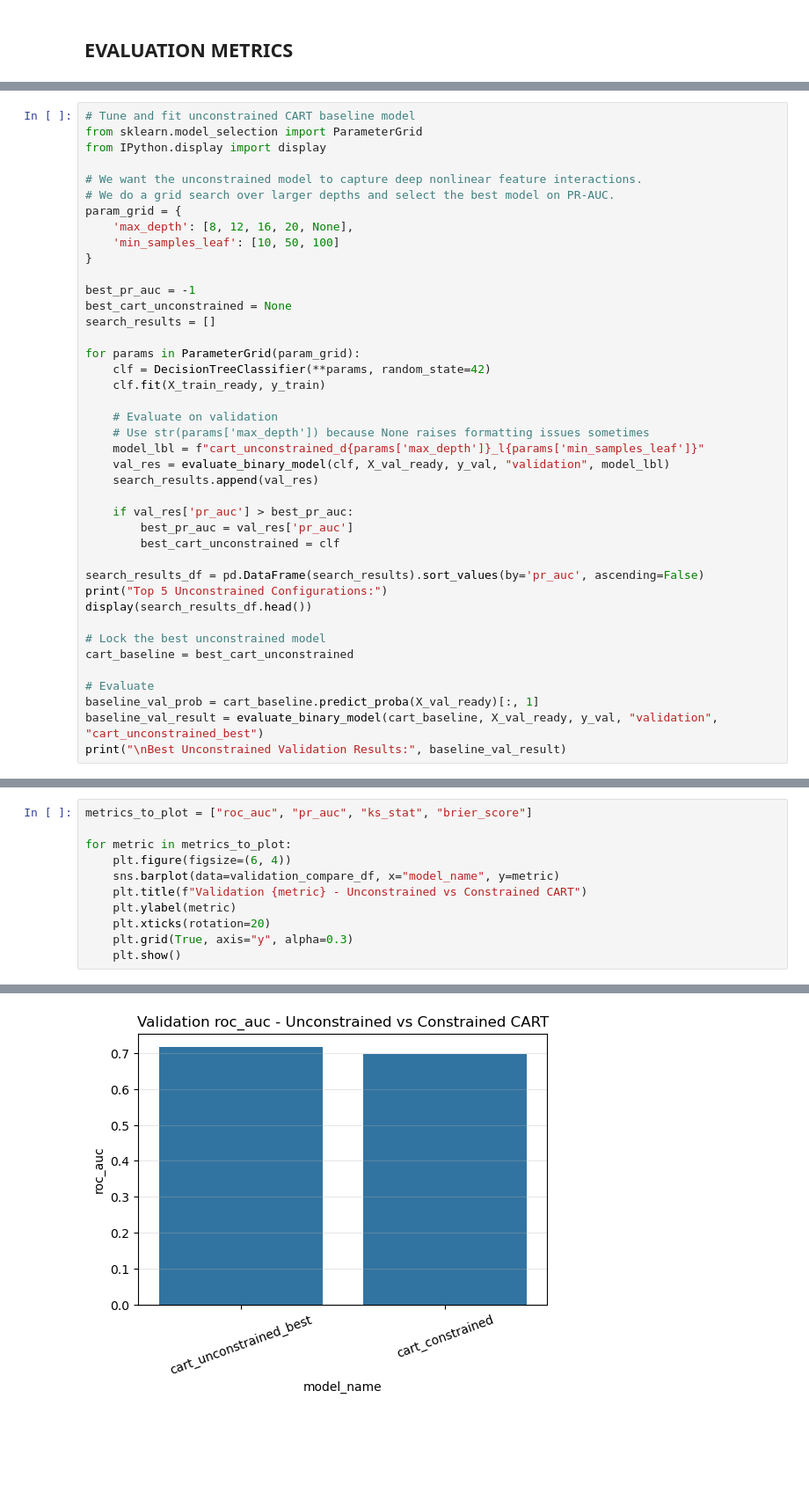
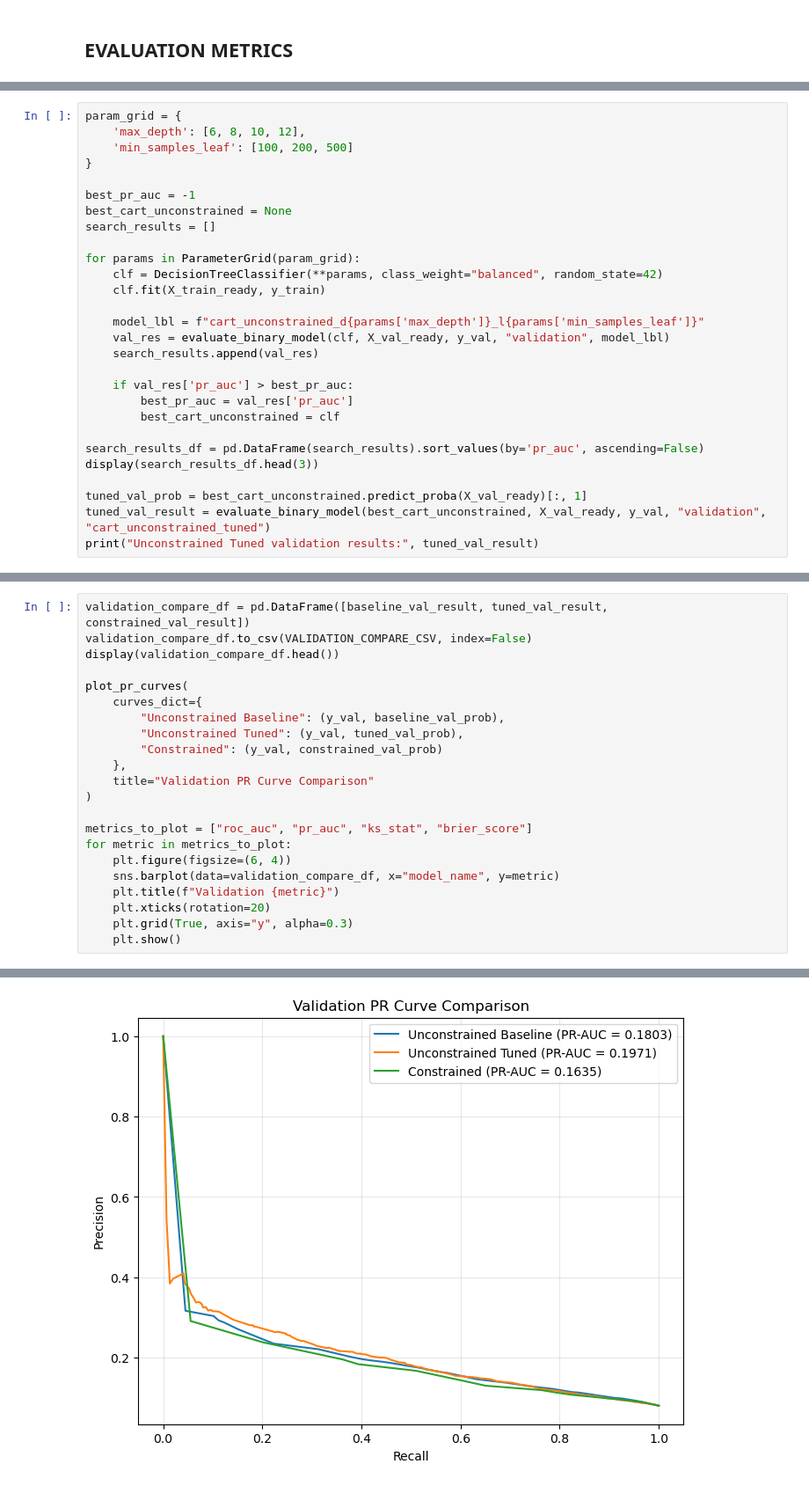
Before and after one commit to jlsampedromazon/credit-risk-model-constraint-eval, a Jupyter notebook: scripts/cart_models.ipynb, the cells around one changed output, grey strips where cells are left out. Shown at 88% size. Cells and saved outputs as stored; diff of their text form; blank space fills up the shorter version.

```diff
--- a/scripts/cart_models.ipynb
+++ b/scripts/cart_models.ipynb
@@ -166,13 +198,7 @@ def plot_pr_curves(curves_dict, title):
 # %%
-# Tune and fit unconstrained CART baseline model
-from sklearn.model_selection import ParameterGrid
-from IPython.display import display
-
-# We want the unconstrained model to capture deep nonlinear feature interactions.
-# We do a grid search over larger depths and select the best model on PR-AUC.
 param_grid = {
-    'max_depth': [8, 12, 16, 20, None],
-    'min_samples_leaf': [10, 50, 100]
+    'max_depth': [6, 8, 10, 12],
+    'min_samples_leaf': [100, 200, 500]
 }
 
 best_pr_auc = -1
@@ -180,11 +206,9 @@ best_cart_unconstrained = None
 search_results = []
 
 for params in ParameterGrid(param_grid):
-    clf = DecisionTreeClassifier(**params, random_state=42)
+    clf = DecisionTreeClassifier(**params, class_weight="balanced", random_state=42)
     clf.fit(X_train_ready, y_train)
 
-    # Evaluate on validation
-    # Use str(params['max_depth']) because None raises formatting issues sometimes
     model_lbl = f"cart_unconstrained_d{params['max_depth']}_l{params['min_samples_leaf']}"
     val_res = evaluate_binary_model(clf, X_val_ready, y_val, "validation", model_lbl)
     search_results.append(val_res)
@@ -194,14 +218,9 @@ for params in ParameterGrid(param_grid):
         best_cart_unconstrained = clf
 
 search_results_df = pd.DataFrame(search_results).sort_values(by='pr_auc', ascending=False)
-print("Top 5 Unconstrained Configurations:")
-display(search_results_df.head())
+display(search_results_df.head(3))
 
-# Lock the best unconstrained model
-cart_baseline = best_cart_unconstrained
-
-# Evaluate
-baseline_val_prob = cart_baseline.predict_proba(X_val_ready)[:, 1]
-baseline_val_result = evaluate_binary_model(cart_baseline, X_val_ready, y_val, "validation", "cart_unconstrained_best")
-print("\nBest Unconstrained Validation Results:", baseline_val_result)
+tuned_val_prob = best_cart_unconstrained.predict_proba(X_val_ready)[:, 1]
+tuned_val_result = evaluate_binary_model(best_cart_unconstrained, X_val_ready, y_val, "validation", "cart_unconstrained_tuned")
+print("Unconstrained Tuned validation results:", tuned_val_result)
 # %% [output]
@@ -280,11 +272,22 @@ plot_pr_curves(
 # %%
+validation_compare_df = pd.DataFrame([baseline_val_result, tuned_val_result, constrained_val_result])
+validation_compare_df.to_csv(VALIDATION_COMPARE_CSV, index=False)
+display(validation_compare_df.head())
+
+plot_pr_curves(
+    curves_dict={
+        "Unconstrained Baseline": (y_val, baseline_val_prob),
+        "Unconstrained Tuned": (y_val, tuned_val_prob),
+        "Constrained": (y_val, constrained_val_prob)
+    },
+    title="Validation PR Curve Comparison"
+)
+
 metrics_to_plot = ["roc_auc", "pr_auc", "ks_stat", "brier_score"]
-
 for metric in metrics_to_plot:
     plt.figure(figsize=(6, 4))
     sns.barplot(data=validation_compare_df, x="model_name", y=metric)
-    plt.title(f"Validation {metric} - Unconstrained vs Constrained CART")
-    plt.ylabel(metric)
+    plt.title(f"Validation {metric}")
     plt.xticks(rotation=20)
     plt.grid(True, axis="y", alpha=0.3)
     plt.show()
@@ -292 +299 @@ for metric in metrics_to_plot:
-[figure, old version]
+[figure, new version]
```
Also changed, not shown: parts of 26 cells of this notebook.
